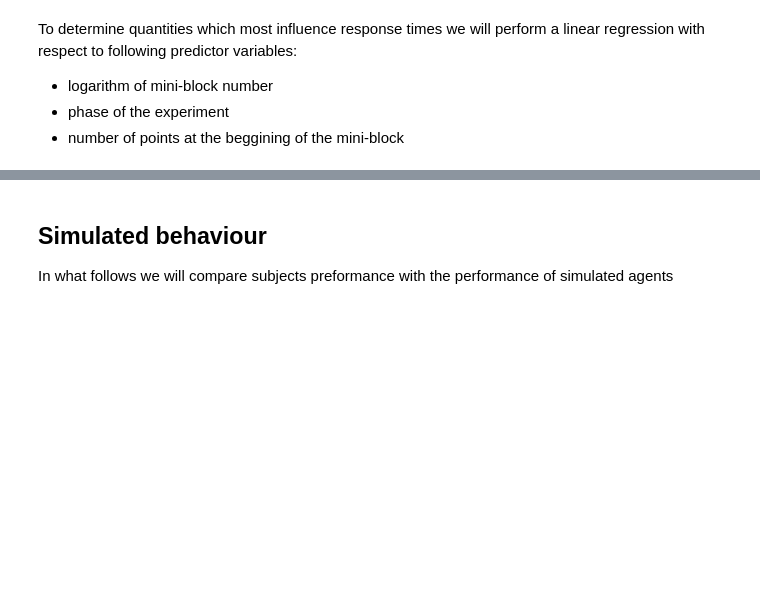
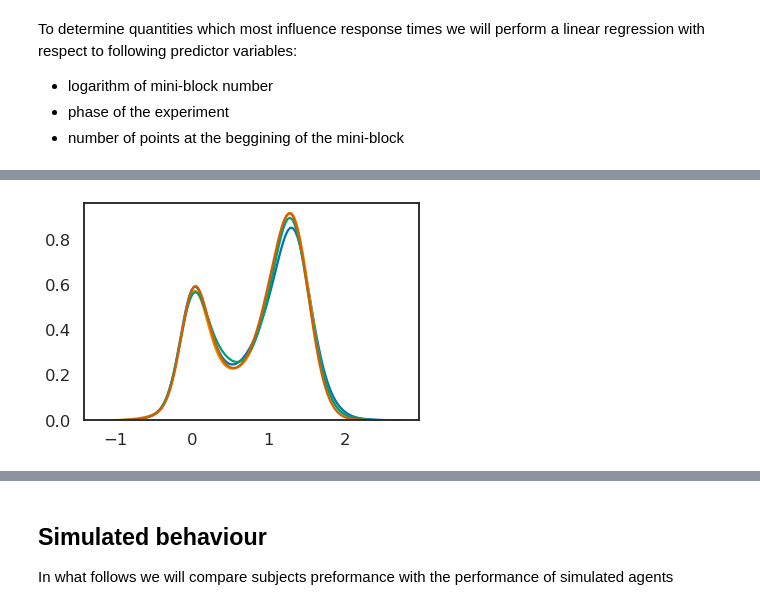
Before and after one commit to jeffensen/plandepth, a Jupyter notebook: notebooks/analysing_behavioural_data.ipynb, the cells around one changed output, grey strips where cells are left out. Cells and saved outputs as stored; diff of their text form; code cells hidden in the pictures; blank space fills up the shorter version.

```diff
--- a/notebooks/analysing_behavioural_data.ipynb
+++ b/notebooks/analysing_behavioural_data.ipynb
@@ -103,0 +129,5 @@ posterior_samples = linreg.fit(num_samples=1000, num_chains=4)
+# %%
+for i in range(4):
+    sns.kdeplot(weights_sample[:, 0, 0].reshape(1000, 4)[:, i])
+# %% [output]
+[figure, added]
```
Also changed, not shown: parts of 10 cells of this notebook, 12 other files.
